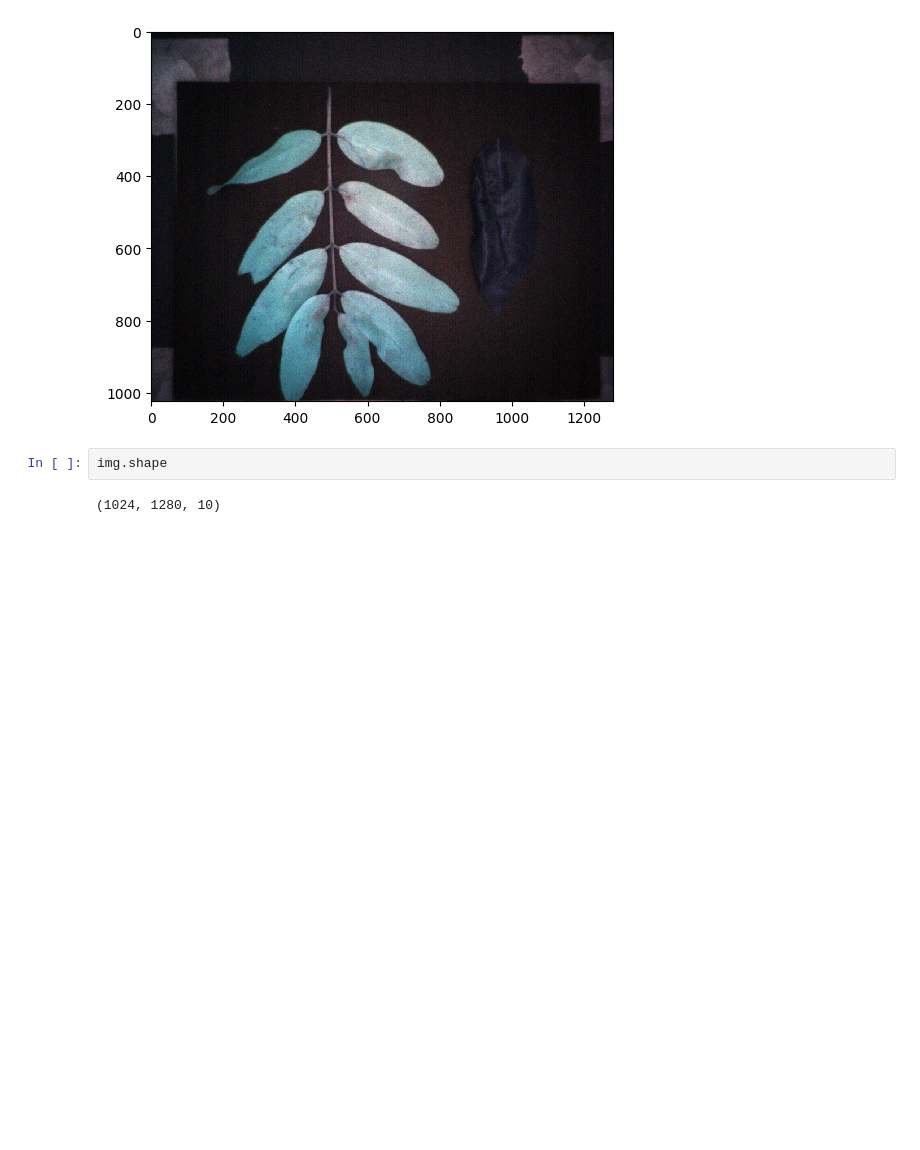
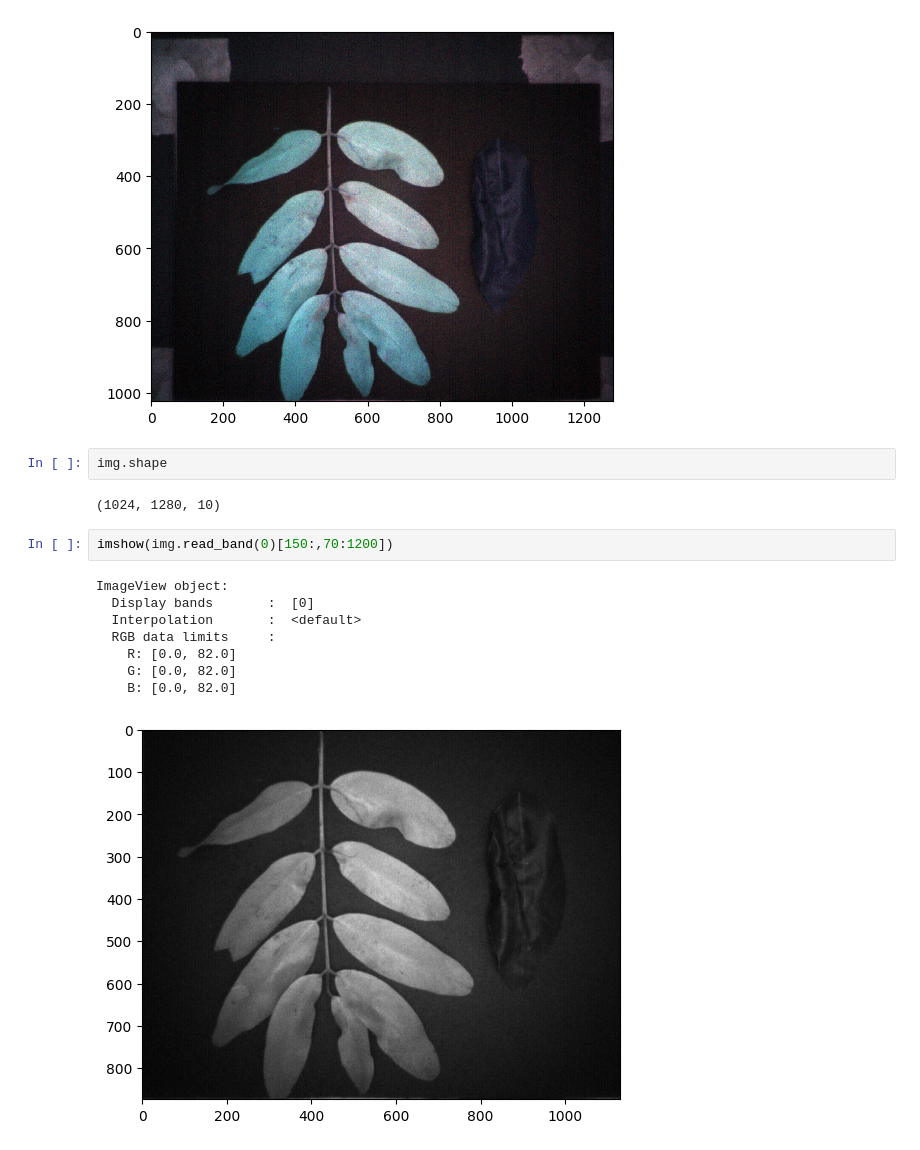
Before and after one commit to josorio398/Hyperspectral_Images_Analysis, a Jupyter notebook: Hyperspectral_Images_Analysis.ipynb, the cells around one changed output. Saved outputs shown, nothing was run; the diff lists cells and outputs as text; blank space fills up the shorter version.

```diff
--- a/Hyperspectral_Images_Analysis.ipynb
+++ b/Hyperspectral_Images_Analysis.ipynb
@@ -160,3 +161,14 @@ ImageView object:
 img.shape
 # %% [output]
 (1024, 1280, 10)
+# %%
+imshow(img.read_band(0)[150:,70:1200])
+# %% [output]
+ImageView object:
+  Display bands       :  [0]
+  Interpolation       :  <default>
+  RGB data limits     :
+    R: [0.0, 82.0]
+    G: [0.0, 82.0]
+    B: [0.0, 82.0]
+[figure, added]
```
Also changed, not shown: parts of 4 cells of this notebook.
